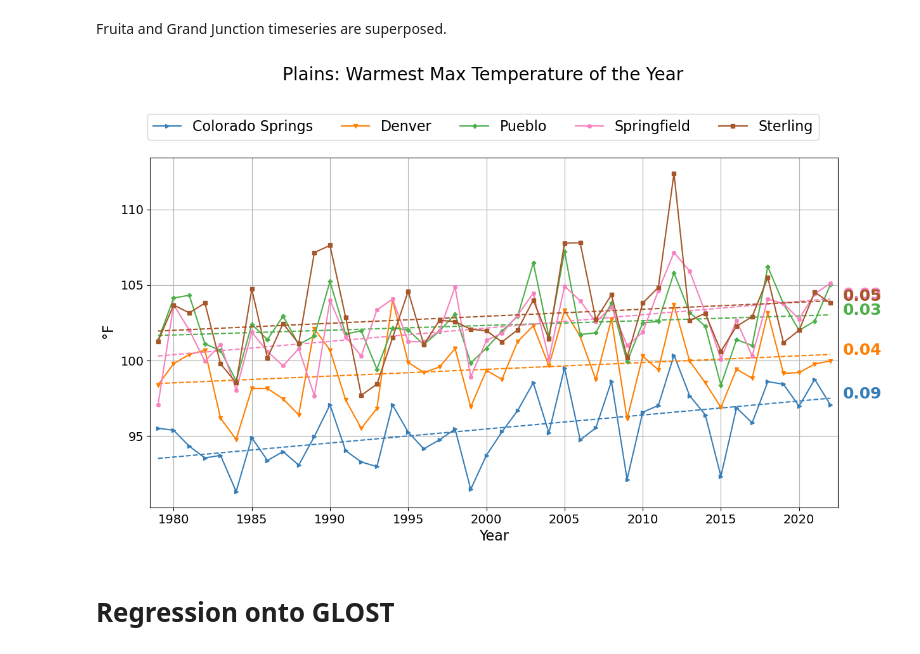
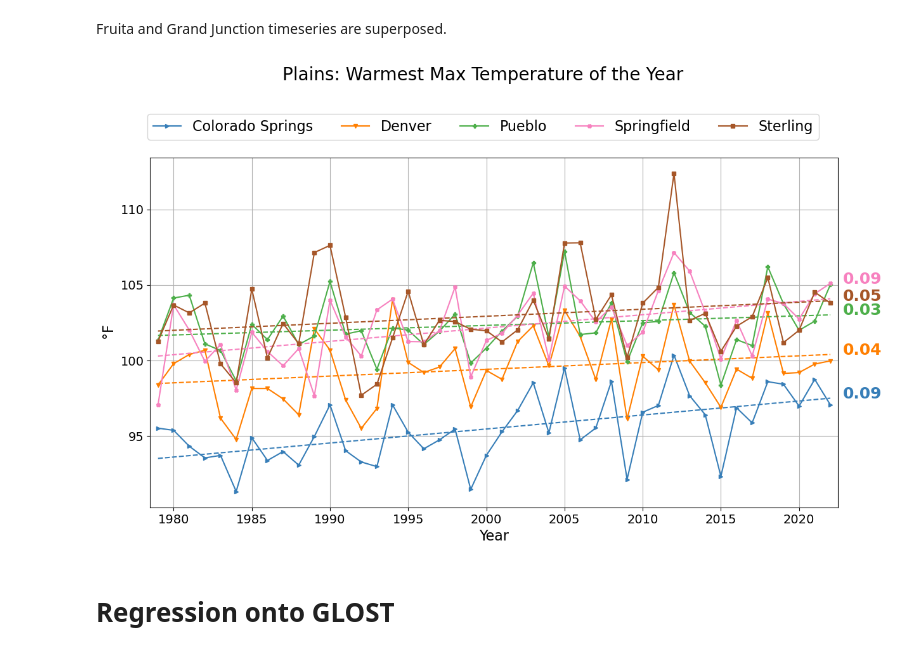
Before and after one commit to GaelleHervieux/COLORADO, a Jupyter notebook: plot_tmin_tmax_trends_NClimGridDaily_Colorado_1979_2022.ipynb, the cells around one changed output. Saved outputs shown, nothing was run; the diff lists cells and outputs as text; code cells hidden in the pictures.

```diff
--- a/plot_tmin_tmax_trends_NClimGridDaily_Colorado_1979_2022.ipynb
+++ b/plot_tmin_tmax_trends_NClimGridDaily_Colorado_1979_2022.ipynb
@@ -325,7 +325,12 @@ for ij in range(5,len(ptlon)):
   lines=np.arange(yearb,yeare+1,1)*aij.values + bij.values
   ax1.plot(np.arange(yearb,yeare+1,1),lines,
            color=colors[ij-5],linestyle='--')
-  ax1.text(yeare+0.8,lines[-1],f'{aij.values:0.2f}',color=colors[ij-5],size=18,weight='bold')
+  if ptlabel[ij]=='Denver':
+    ax1.text(yeare+0.8,lines[-1]-1.1,f'{aij.values:0.2f}',color=colors[ij-5],size=18,weight='bold')
+  elif ptlabel[ij]=='Colorado Springs':
+    ax1.text(yeare+0.8,lines[-1]-2.2,f'{aij.values:0.2f}',color=colors[ij-5],size=18,weight='bold')
+  else:
+    ax1.text(yeare+0.8,lines[-1],f'{aij.values:0.2f}',color=colors[ij-5],size=18,weight='bold')
 ax1.set_xlim(yearb-0.5,yeare+0.5)
 
 ax1.set_ylabel(f'{units}', color='k',fontsize=16)
@@ -422,35 +427,38 @@ Fruita and Grand Junction timeseries are superposed.
 colors = ['#377eb8', '#ff7f00', '#4daf4a',
                   '#f781bf', '#a65628', '#984ea3',
                   '#999999', '#e41a1c', '#dede00','#000000']
 markers = ['o','*','D','^','<','>','v','P','X','s']
 
 #####
 fig, ax1 = plt.subplots(figsize=(14,8))
 plt.subplots_adjust(top=0.8)
 #ax2 = ax1.twinx()
 for ij in range(5,len(ptlon)):
   aij = trend_tmax['polyfit_coefficients'].sel(degree=1).sel(lon=ptlon[ij],lat=ptlat[ij],method='nearest')
   bij = trend_tmax['polyfit_coefficients'].sel(degree=0).sel(lon=ptlon[ij],lat=ptlat[ij],method='nearest')
   ax1.plot(np.arange(yearb,yeare+1,1),Tmax.sel(lon=ptlon[ij],lat=ptlat[ij],method='nearest'),\
            color=colors[ij-5],marker=markers[ij],markersize=4,label=f'{ptlabel[ij]}')
   lines=np.arange(yearb,yeare+1,1)*aij.values + bij.values
   ax1.plot(np.arange(yearb,yeare+1,1),lines,
            color=colors[ij-5],linestyle='--')
-  ax1.text(yeare+0.8,lines[-1],f'{aij.values:0.2f}',color=colors[ij-5],size=18,weight='bold')
+  if ptlabel[ij]=='Springfield':
+    ax1.text(yeare+0.8,lines[-1]+1,f'{aij.values:0.2f}',color=colors[ij-5],size=18,weight='bold')
+  else:
+    ax1.text(yeare+0.8,lines[-1],f'{aij.values:0.2f}',color=colors[ij-5],size=18,weight='bold')
 ax1.set_xlim(yearb-0.5,yeare+0.5)
 ax1.set_ylabel(f'{units}', color='k',fontsize=16)
 ax1.tick_params(axis='x', labelcolor='k',labelsize=14)
 ax1.tick_params(axis='y', labelcolor='k',labelsize=14)
 ax1.set_xlabel('Year',fontsize=16)
 ax1.grid()
 handles, labels = ax1.get_legend_handles_labels()
 fig.legend(handles, labels, loc='upper center',ncol=5,bbox_to_anchor=(0.5,0.9),prop={'size': 16})
 
 plt.suptitle('Plains: Warmest Max Temperature of the Year',fontsize=20)
 outfile=f'PLOTS/Warmest_Tmax_timeseries_{yearb}_{yeare}_COLORADO_plains_{model}.png'
 plt.savefig(outfile, dpi=150, facecolor='w', edgecolor='w', orientation='portrait')
 # %% [output]
-[figure, old version]
+[figure, new version]
 # %% [markdown]
 # Regression onto GLOST
 # %%
```
Also changed, not shown: parts of 1 cell of this notebook, 1 other file.
